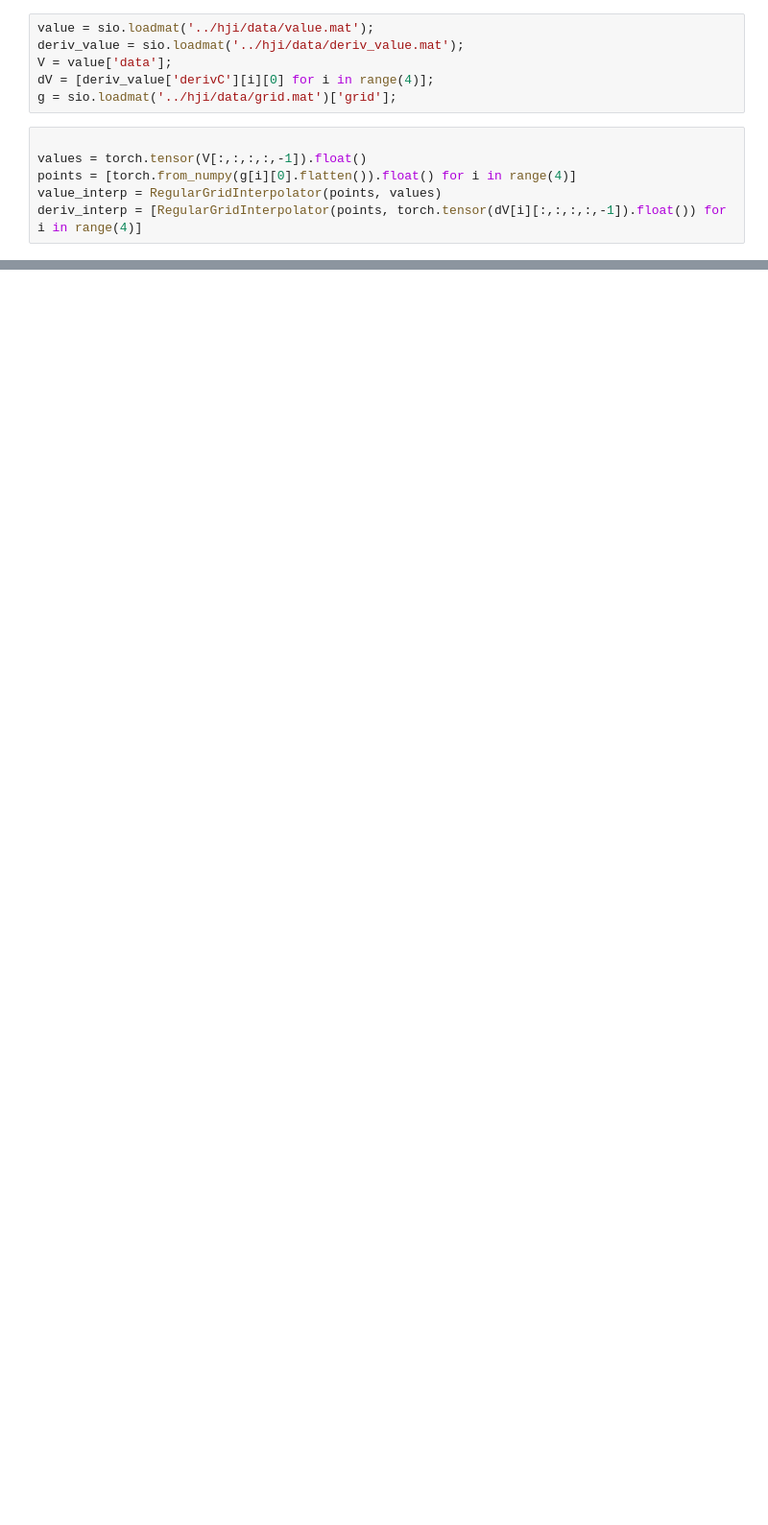
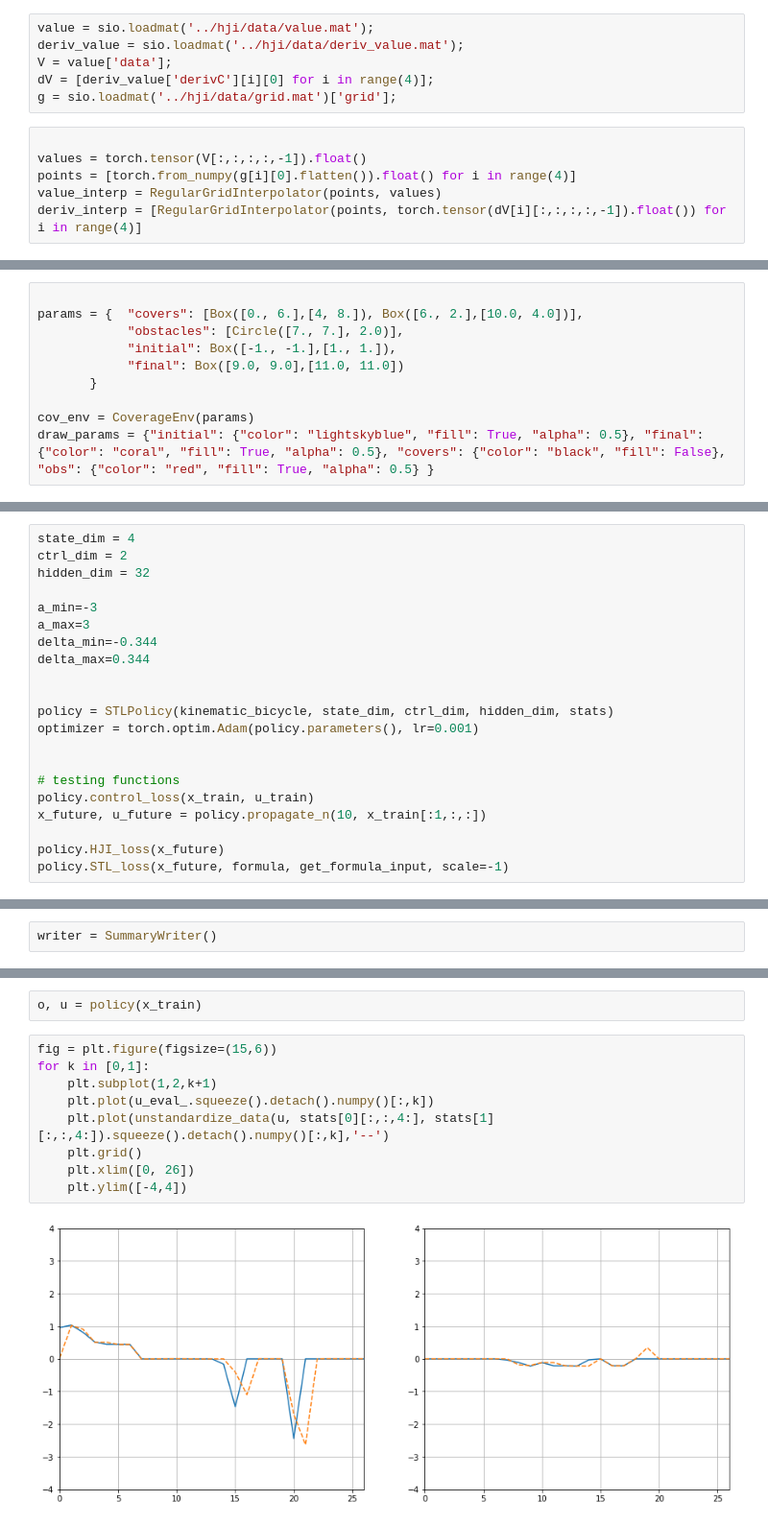
Before and after one commit to StanfordASL/stlcg_ctrl_syn, a Jupyter notebook: ctrl_syn/Policy learning.ipynb, the cells around one changed output, grey strips where cells are left out. Shown at 96% size. Drawn from its saved outputs; the diff is of its cells as text; blank space fills up the shorter version.

Commit message:
training garbage. TODO: sanity check dynamics

```diff
--- a/ctrl_syn/Policy learning.ipynb
+++ b/ctrl_syn/Policy learning.ipynb
@@ -366,0 +146,10 @@ print(torch.__version__)
+# %%
+
+params = {  "covers": [Box([0., 6.],[4, 8.]), Box([6., 2.],[10.0, 4.0])],
+            "obstacles": [Circle([7., 7.], 2.0)],
+            "initial": Box([-1., -1.],[1., 1.]),
+            "final": Box([9.0, 9.0],[11.0, 11.0])
+       }
+
+cov_env = CoverageEnv(params)
+draw_params = {"initial": {"color": "lightskyblue", "fill": True, "alpha": 0.5}, "final": {"color": "coral", "fill": True, "alpha": 0.5}, "covers": {"color": "black", "fill": False}, "obs": {"color": "red", "fill": True, "alpha": 0.5} }
@@ -366,0 +229,21 @@ print(torch.__version__)
+# %%
+state_dim = 4
+ctrl_dim = 2
+hidden_dim = 32
+
+a_min=-3
+a_max=3
+delta_min=-0.344
+delta_max=0.344
+
+
+policy = STLPolicy(kinematic_bicycle, state_dim, ctrl_dim, hidden_dim, stats)
+optimizer = torch.optim.Adam(policy.parameters(), lr=0.001)
+
+
+# testing functions
+policy.control_loss(x_train, u_train)
+x_future, u_future = policy.propagate_n(10, x_train[:1,:,:])
+
+policy.HJI_loss(x_future)
+policy.STL_loss(x_future, formula, get_formula_input, scale=-1)
@@ -366,0 +252,2 @@ print(torch.__version__)
+# %%
+writer = SummaryWriter()
@@ -366,0 +347,13 @@ print(torch.__version__)
+# %%
+o, u = policy(x_train)
+# %%
+fig = plt.figure(figsize=(15,6))
+for k in [0,1]:
+    plt.subplot(1,2,k+1)
+    plt.plot(u_eval_.squeeze().detach().numpy()[:,k])
+    plt.plot(unstandardize_data(u, stats[0][:,:,4:], stats[1][:,:,4:]).squeeze().detach().numpy()[:,k],'--')
+    plt.grid()
+    plt.xlim([0, 26])
+    plt.ylim([-4,4])
+# %% [output]
+[figure, added]
```
Also changed, not shown: parts of 61 cells of this notebook, 3 other files.
